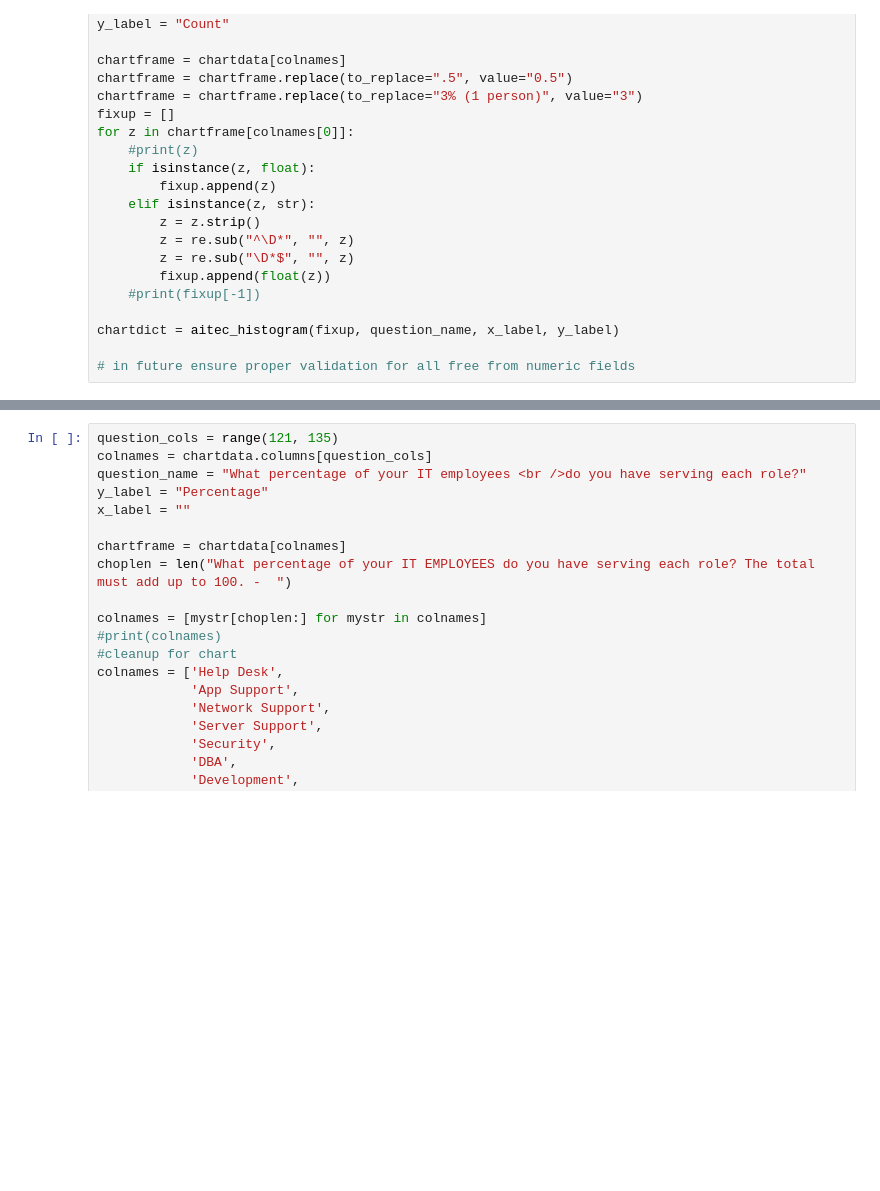
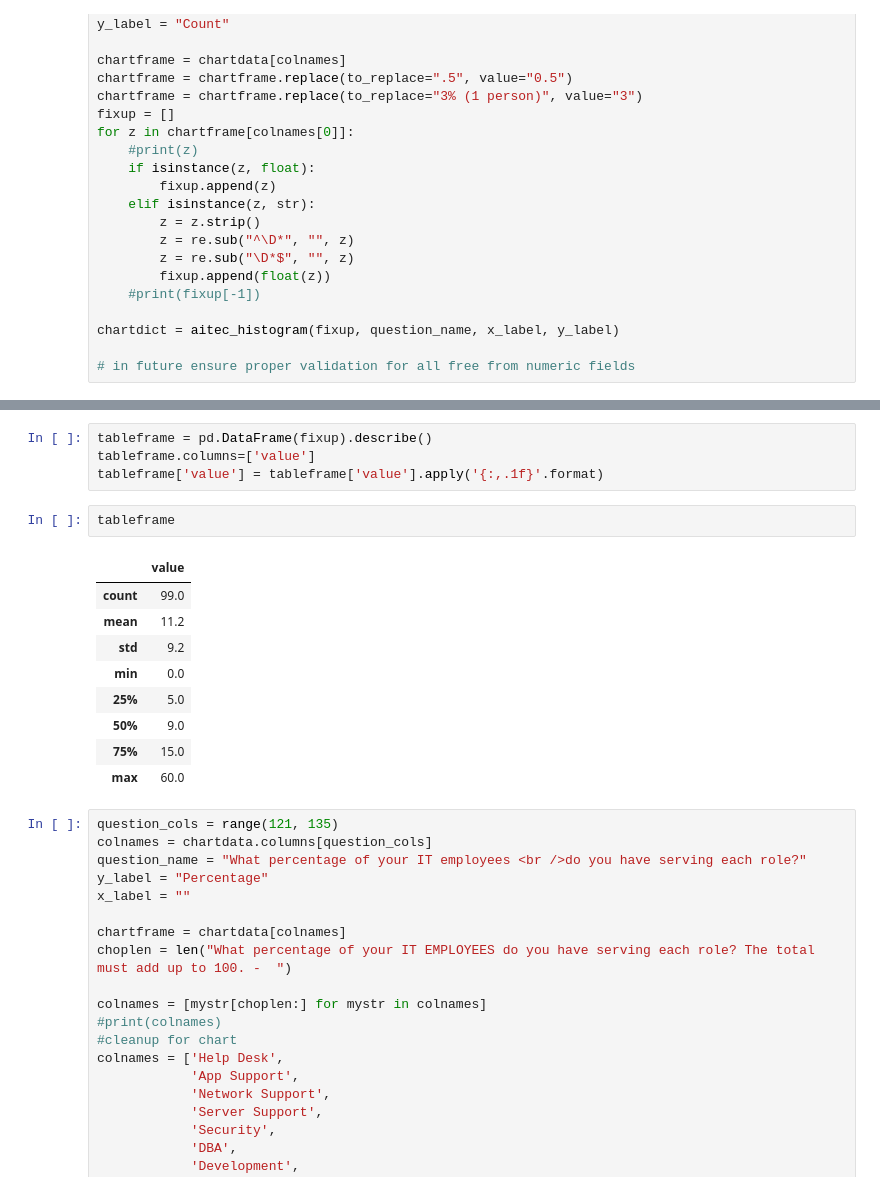
Before and after one commit to druce/aitec_survey, a Jupyter notebook: AITEC Slideshow.ipynb, the cells around one changed output, grey strips where cells are left out. Saved outputs shown, nothing was run; the diff lists cells and outputs as text; blank space fills up the shorter version.

```diff
--- a/AITEC Slideshow.ipynb
+++ b/AITEC Slideshow.ipynb
@@ -404,6 +404,22 @@ chartdict = aitec_histogram(fixup, question_name, x_label, y_label)
 iplot(chartdict, link_text="")
 # %% [output]
 [interactive output not drawn]
+# %%
+tableframe = pd.DataFrame(fixup).describe()
+tableframe.columns=['value']
+tableframe['value'] = tableframe['value'].apply('{:,.1f}'.format)
+# %%
+tableframe
+# %% [output]
+|  | value |
+| count | 99.0 |
+| mean | 11.2 |
+| std | 9.2 |
+| min | 0.0 |
+| 25% | 5.0 |
+| 50% | 9.0 |
+| 75% | 15.0 |
+| max | 60.0 |
 # %%
 question_cols = range(121, 135)
 colnames = chartdata.columns[question_cols]
```
Also changed, not shown: parts of 4 cells of this notebook, 1 other file.
